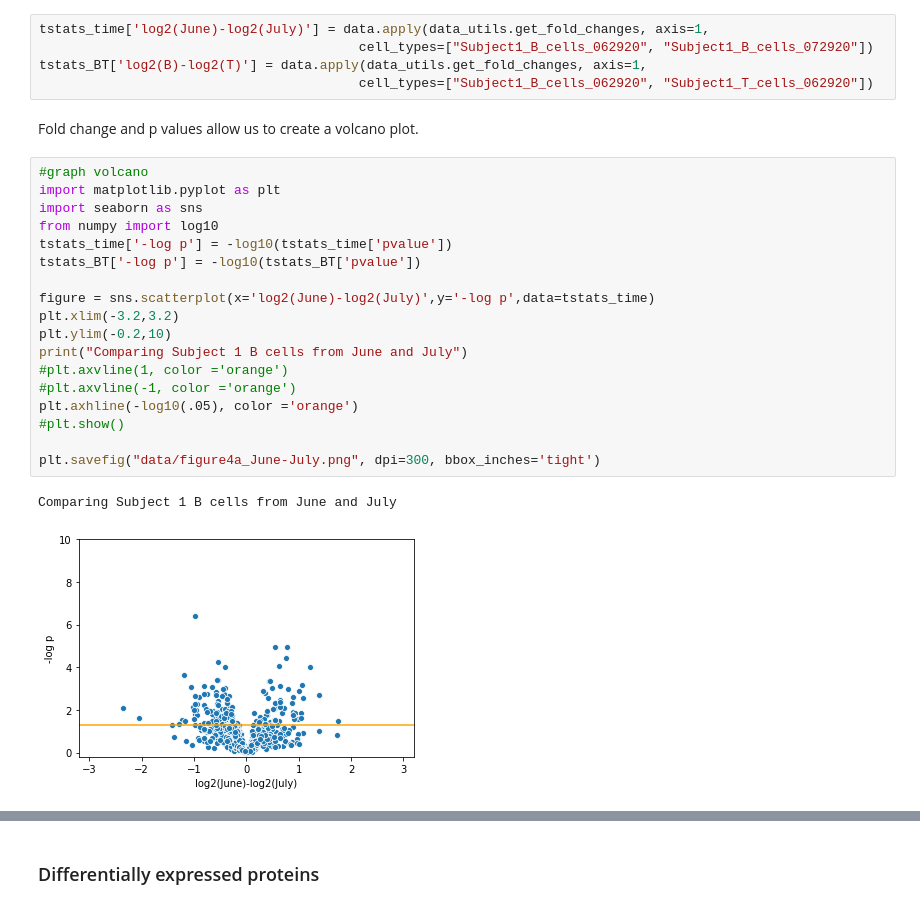
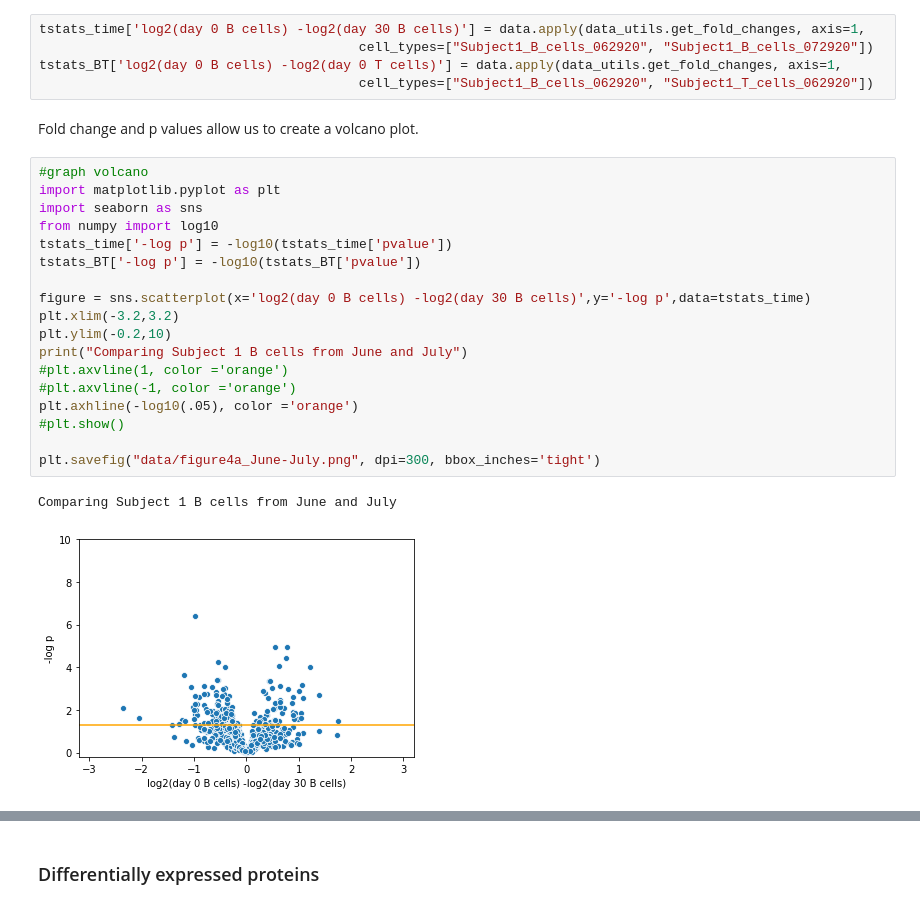
Before and after one commit to PayneLab/Lymphocytes2, a Jupyter notebook: figure4_change_profile.ipynb, the cells around one changed output, grey strips where cells are left out. Saved outputs shown, nothing was run; the diff lists cells and outputs as text.

```diff
--- a/figure4_change_profile.ipynb
+++ b/figure4_change_profile.ipynb
@@ -72,31 +72,31 @@ tstats_BT = data.apply(data_utils.ttest_wrapper, axis=1, cell_types=["Subject1_B
 # %% [markdown]
 Here we calculate fold change.
 # %%
-tstats_time['log2(June)-log2(July)'] = data.apply(data_utils.get_fold_changes, axis=1,
+tstats_time['log2(day 0 B cells) -log2(day 30 B cells)'] = data.apply(data_utils.get_fold_changes, axis=1,
                                          cell_types=["Subject1_B_cells_062920", "Subject1_B_cells_072920"])
-tstats_BT['log2(B)-log2(T)'] = data.apply(data_utils.get_fold_changes, axis=1,
+tstats_BT['log2(day 0 B cells) -log2(day 0 T cells)'] = data.apply(data_utils.get_fold_changes, axis=1,
                                          cell_types=["Subject1_B_cells_062920", "Subject1_T_cells_062920"])
 # %% [markdown]
 Fold change and p values allow us to create a volcano plot.
 # %%
 #graph volcano
 import matplotlib.pyplot as plt
 import seaborn as sns
 from numpy import log10
 tstats_time['-log p'] = -log10(tstats_time['pvalue'])
 tstats_BT['-log p'] = -log10(tstats_BT['pvalue'])
 
-figure = sns.scatterplot(x='log2(June)-log2(July)',y='-log p',data=tstats_time)
+figure = sns.scatterplot(x='log2(day 0 B cells) -log2(day 30 B cells)',y='-log p',data=tstats_time)
 plt.xlim(-3.2,3.2)
 plt.ylim(-0.2,10)
 print("Comparing Subject 1 B cells from June and July")
 #plt.axvline(1, color ='orange')
 #plt.axvline(-1, color ='orange')
 plt.axhline(-log10(.05), color ='orange')
 #plt.show()
 
 plt.savefig("data/figure4a_June-July.png", dpi=300, bbox_inches='tight')
 # %% [output]
 Comparing Subject 1 B cells from June and July
-[figure, old version]
+[figure, new version]
 # %%
```
Also changed, not shown: parts of 8 cells of this notebook, 2 other files.
